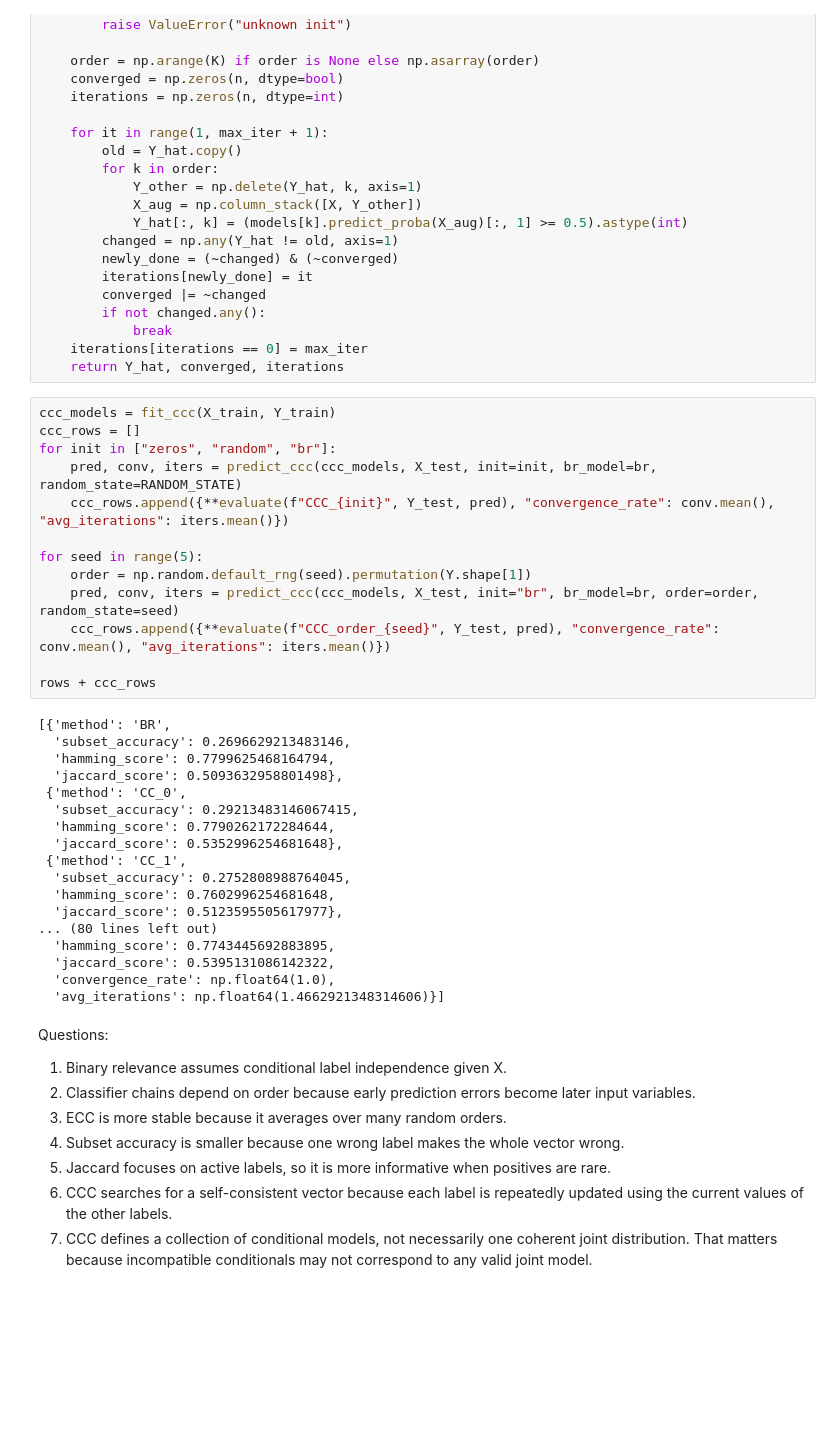
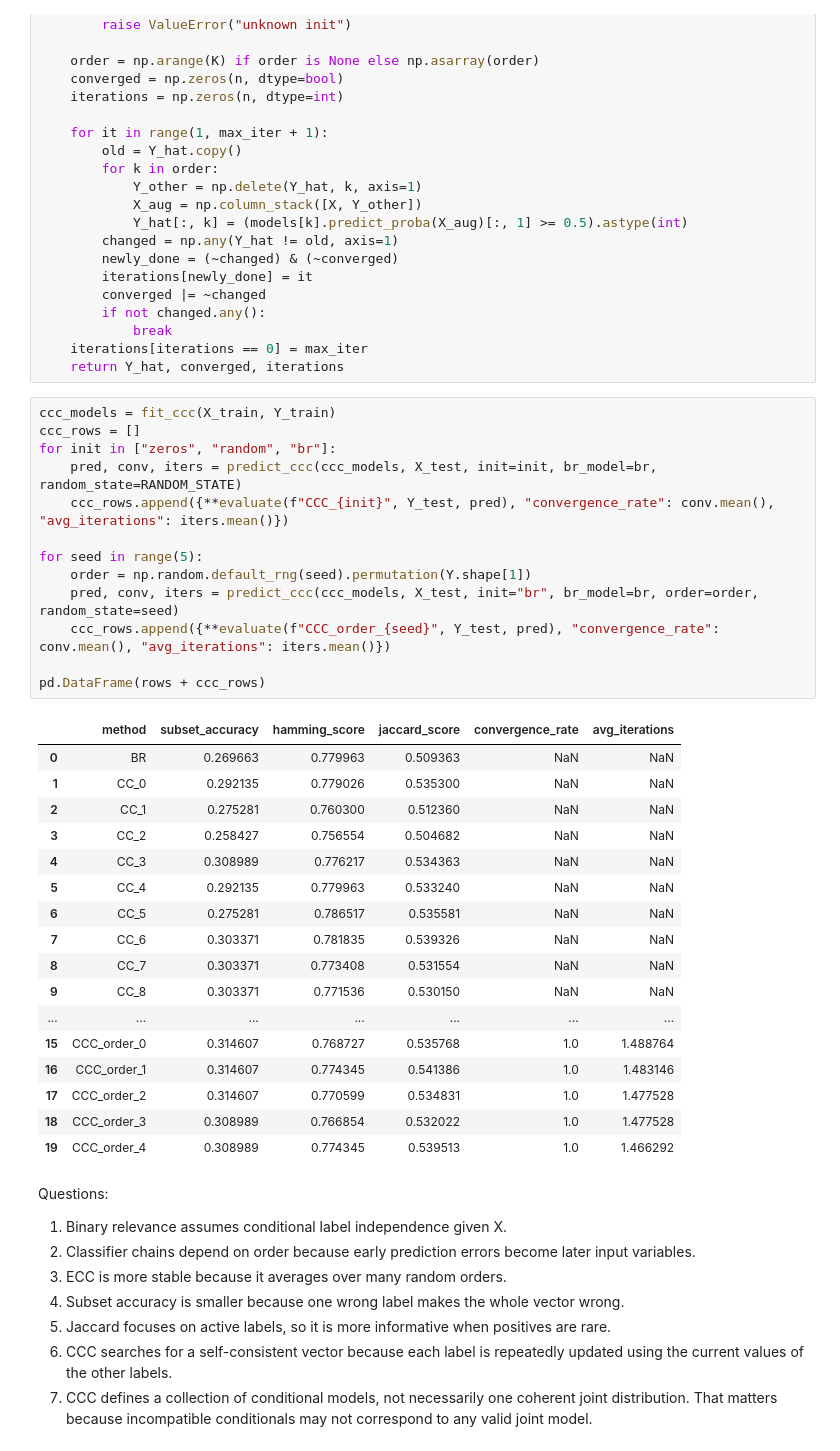
Before and after one commit to Valentine-456/AML_labs, a Jupyter notebook: lab14/notebooks/MultiLabelClassification.ipynb, the cells around one changed output. Saved outputs shown, nothing was run; the diff lists cells and outputs as text; blank space fills up the shorter version.

```diff
--- a/lab14/notebooks/MultiLabelClassification.ipynb
+++ b/lab14/notebooks/MultiLabelClassification.ipynb
@@ -160,34 +181,34 @@ def predict_ccc(models, X, init="zeros", br_model=None, order=None, max_iter=20,
 # %%
 ccc_models = fit_ccc(X_train, Y_train)
 ccc_rows = []
 for init in ["zeros", "random", "br"]:
     pred, conv, iters = predict_ccc(ccc_models, X_test, init=init, br_model=br, random_state=RANDOM_STATE)
     ccc_rows.append({**evaluate(f"CCC_{init}", Y_test, pred), "convergence_rate": conv.mean(), "avg_iterations": iters.mean()})
 
 for seed in range(5):
     order = np.random.default_rng(seed).permutation(Y.shape[1])
     pred, conv, iters = predict_ccc(ccc_models, X_test, init="br", br_model=br, order=order, random_state=seed)
     ccc_rows.append({**evaluate(f"CCC_order_{seed}", Y_test, pred), "convergence_rate": conv.mean(), "avg_iterations": iters.mean()})
 
-rows + ccc_rows
+pd.DataFrame(rows + ccc_rows)
 # %% [output]
-[{'method': 'BR',
-  'subset_accuracy': 0.2696629213483146,
-  'hamming_score': 0.7799625468164794,
-  'jaccard_score': 0.5093632958801498},
- {'method': 'CC_0',
-  'subset_accuracy': 0.29213483146067415,
-  'hamming_score': 0.7790262172284644,
-  'jaccard_score': 0.5352996254681648},
- {'method': 'CC_1',
-  'subset_accuracy': 0.2752808988764045,
-  'hamming_score': 0.7602996254681648,
-  'jaccard_score': 0.5123595505617977},
-... (80 lines left out)
-  'hamming_score': 0.7743445692883895,
-  'jaccard_score': 0.5395131086142322,
-  'convergence_rate': np.float64(1.0),
-  'avg_iterations': np.float64(1.4662921348314606)}]
+|  | method | subset_accuracy | hamming_score | jaccard_score | convergence_rate | avg_iterations |
+| 0 | BR | 0.269663 | 0.779963 | 0.509363 | NaN | NaN |
+| 1 | CC_0 | 0.292135 | 0.779026 | 0.535300 | NaN | NaN |
+| 2 | CC_1 | 0.275281 | 0.760300 | 0.512360 | NaN | NaN |
+| 3 | CC_2 | 0.258427 | 0.756554 | 0.504682 | NaN | NaN |
+| 4 | CC_3 | 0.308989 | 0.776217 | 0.534363 | NaN | NaN |
+| 5 | CC_4 | 0.292135 | 0.779963 | 0.533240 | NaN | NaN |
+| 6 | CC_5 | 0.275281 | 0.786517 | 0.535581 | NaN | NaN |
+| 7 | CC_6 | 0.303371 | 0.781835 | 0.539326 | NaN | NaN |
+| 8 | CC_7 | 0.303371 | 0.773408 | 0.531554 | NaN | NaN |
+| 9 | CC_8 | 0.303371 | 0.771536 | 0.530150 | NaN | NaN |
+| ... | ... | ... | ... | ... | ... | ... |
+| 15 | CCC_order_0 | 0.314607 | 0.768727 | 0.535768 | 1.0 | 1.488764 |
+| 16 | CCC_order_1 | 0.314607 | 0.774345 | 0.541386 | 1.0 | 1.483146 |
+| 17 | CCC_order_2 | 0.314607 | 0.770599 | 0.534831 | 1.0 | 1.477528 |
+| 18 | CCC_order_3 | 0.308989 | 0.766854 | 0.532022 | 1.0 | 1.477528 |
+| 19 | CCC_order_4 | 0.308989 | 0.774345 | 0.539513 | 1.0 | 1.466292 |
 # %% [markdown]
 Questions:
 
```
Also changed, not shown: parts of 6 cells of this notebook, 1 other file.
